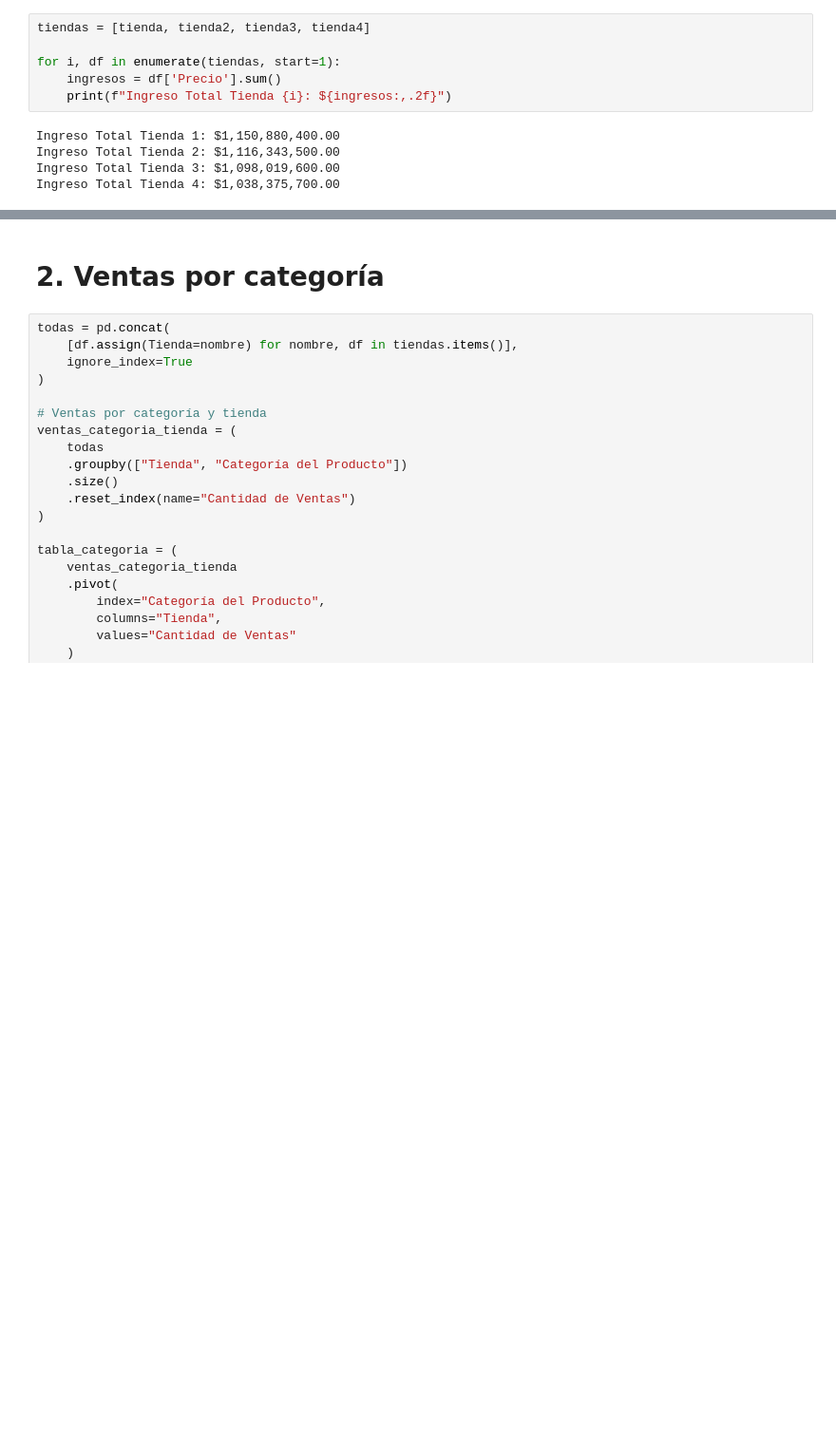
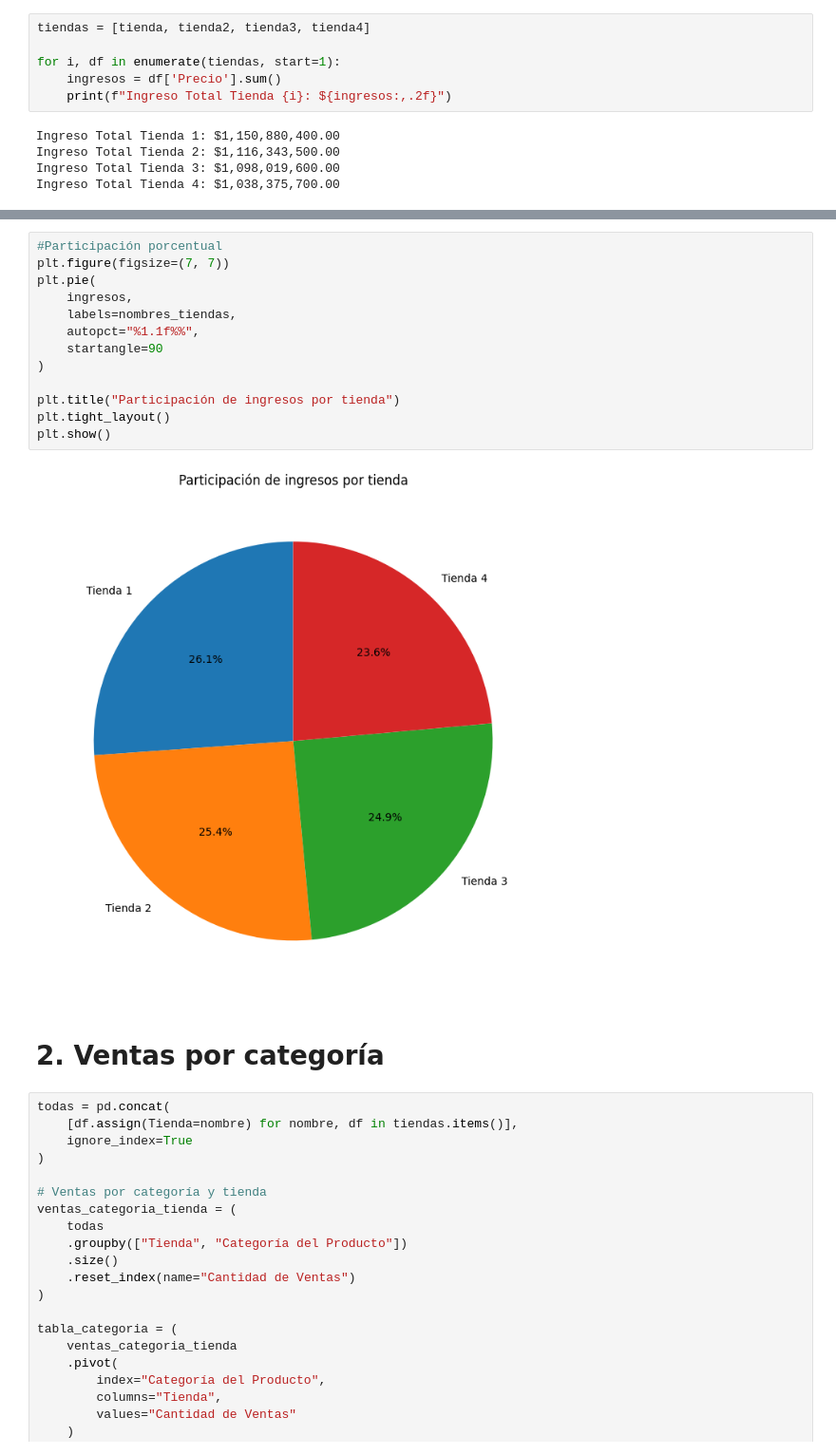
Before and after one commit to angelaoica-dev/challenge-AluraStoreLatam, a Jupyter notebook: AluraStoreLatam.ipynb, the cells around one changed output, grey strips where cells are left out. Shown at 95% size. Drawn from its saved outputs; the diff is of its cells as text; blank space fills up the shorter version.

```diff
--- a/AluraStoreLatam.ipynb
+++ b/AluraStoreLatam.ipynb
@@ -104,3 +120,18 @@ Ingreso Total Tienda 4: $1,038,375,700.00
+# %%
+#Participación porcentual
+plt.figure(figsize=(7, 7))
+plt.pie(
+    ingresos,
+    labels=nombres_tiendas,
+    autopct="%1.1f%%",
+    startangle=90
+)
+
+plt.title("Participación de ingresos por tienda")
+plt.tight_layout()
+plt.show()
+# %% [output]
+[figure, added]
 # %% [markdown]
 # 2. Ventas por categoría
 # %%
```
Also changed, not shown: parts of 8 cells of this notebook.
